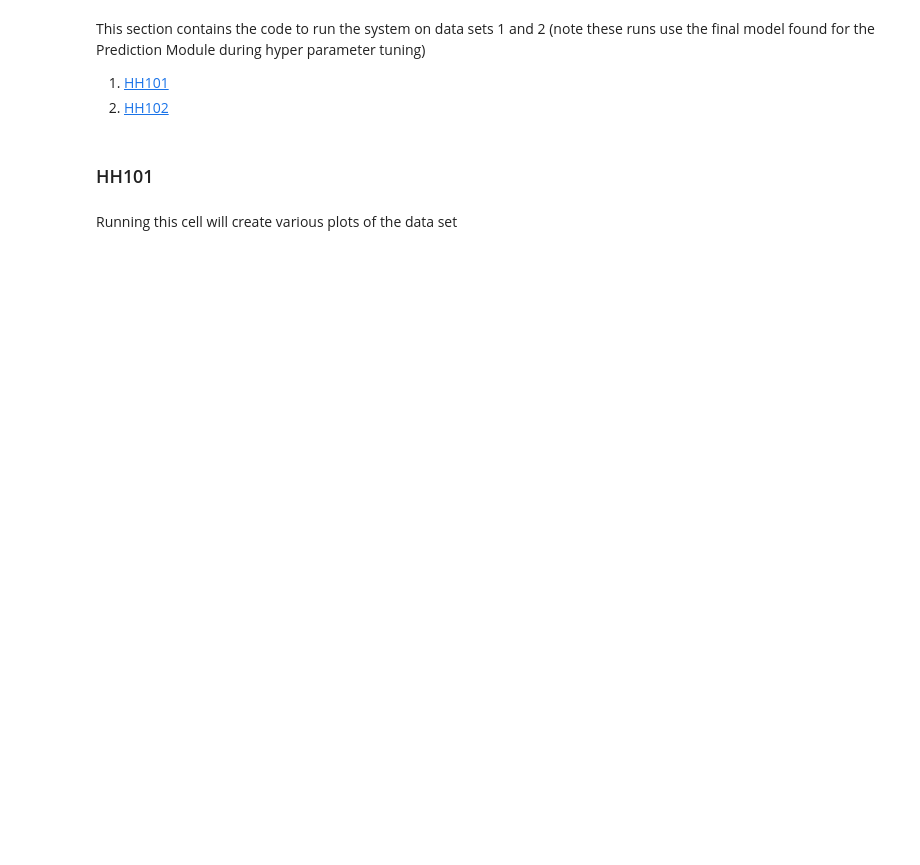
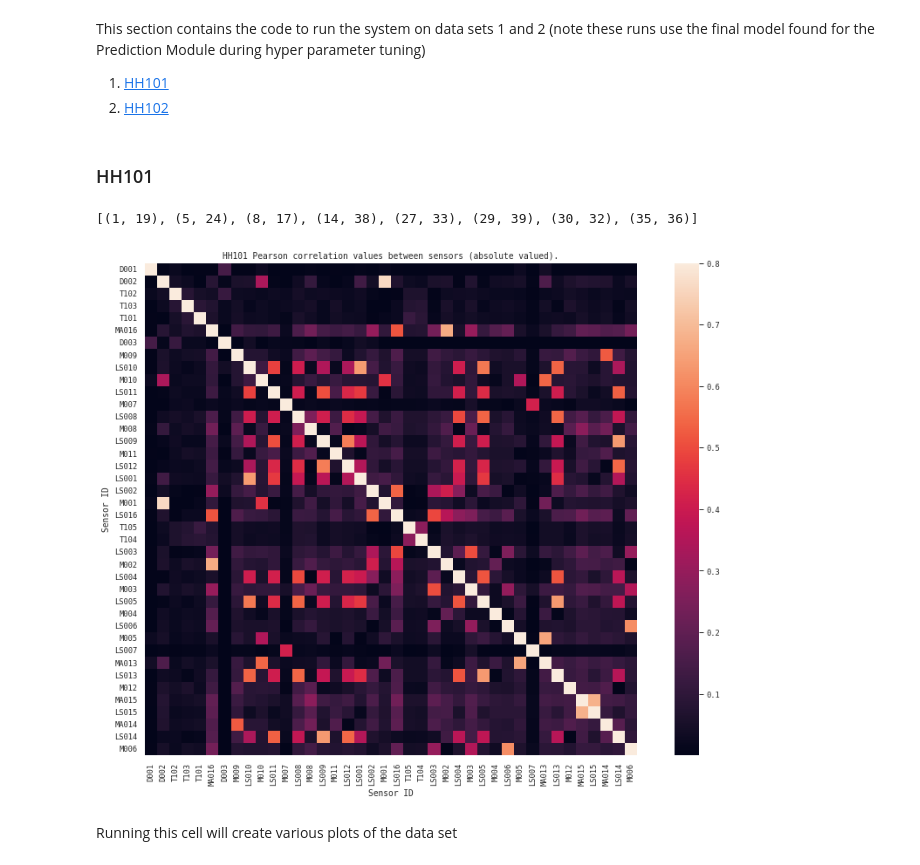
Before and after one commit to ChristinaSpanellis/AAL_ICL, a Jupyter notebook: AnomalyDetectionSystem.ipynb, the cells around one changed output. Saved outputs shown, nothing was run; the diff lists cells and outputs as text; code cells hidden in the pictures; blank space fills up the shorter version.

Commit message:
Added plots for variable correlation

```diff
--- a/AnomalyDetectionSystem.ipynb
+++ b/AnomalyDetectionSystem.ipynb
@@ -255,3 +214,27 @@ def plot_normalised_sensor_activations(dataset_name, normalized_df, reversed_map
+# %%
+
+import seaborn as sns
+import matplotlib.pyplot as plt
+
+def find_correlations(dataset, path, name, reversed_mapping):
+    min_max_scaler = MinMaxScaler()
+    scaled_values = min_max_scaler.fit_transform(dataset.values)
+    normalized_df = pandas.DataFrame(scaled_values)
+    normalized_df = normalized_df.rename(columns = reversed_mapping)
+    corrmat = normalized_df.corr(method='pearson', min_periods=100)
+    corrmat = np.abs(corrmat)
+    sns.set(context="paper", font="monospace")
+    f, ax = plt.subplots(figsize=(12, 9))
+    sns.heatmap(corrmat, vmax=0.8, square=True, xticklabels = True, yticklabels = True)
+    pyplot.title(name + " Pearson correlation values between sensors (absolute valued).")
+    pyplot.xlabel("Sensor ID")
+    pyplot.ylabel("Sensor ID")
+    pyplot.tight_layout()
+    pyplot.savefig("data_plots/" + path + name)
+    triangluar_corrmat = np.triu(corrmat, k=1)
+    values = np.where(triangluar_corrmat >= 0.6)
+    values = list(zip(values[0], values[1]))
+    return values
 # %% [markdown]
 The data needs to be separated out into training (70%), testing (20%) and anomalous portions (10%).
 
@@ -413,3 +395,24 @@ print(plot_data)
+# %%
+find_correlations(hh101, "hh101/", "HH101", hh101_reversed_mapping)
+# values = hh101.values
+
+# min_max_scaler = MinMaxScaler()
+#
+# normalized_df["Time"] = hh101.index
+# model = at.auto_timeseries(model_type='stats', time_interval='W',verbose=2, strf_time_format='%Y-%m-%d %H:%M:%S', forecast_period=1, score_type='rmse', seasonality=True)
+# model.fit(traindata=normalized_df, ts_column = "Time", target=1)
+# # train = (np.asarray(normalized_df[:int(0.8*len(normalized_df))])).astype(np.float64)
+# # valid = (np.asarray(normalized_df[int(0.8*len(normalized_df)):]).astype(np.float64))
+# # model = VAR(endog=train)
+# model.select_order(1)
+# model_fit = model.fit()
+# model_fit.summary()
+# make prediction on validation
+# prediction = at.model_fit.forecast(model_fit.y, steps=len(valid))
+# model = at.auto_timeseries(score_type='rmse', time_interval='D', model_type='best')
+# %% [output]
+[(1, 19), (5, 24), (8, 17), (14, 38), (27, 33), (29, 39), (30, 32), (35, 36)]
+[figure, added]
 # %% [markdown]
 Running this cell will create various plots of the data set
 # %%
```
Also changed, not shown: parts of 8 cells of this notebook, 7 other files.
